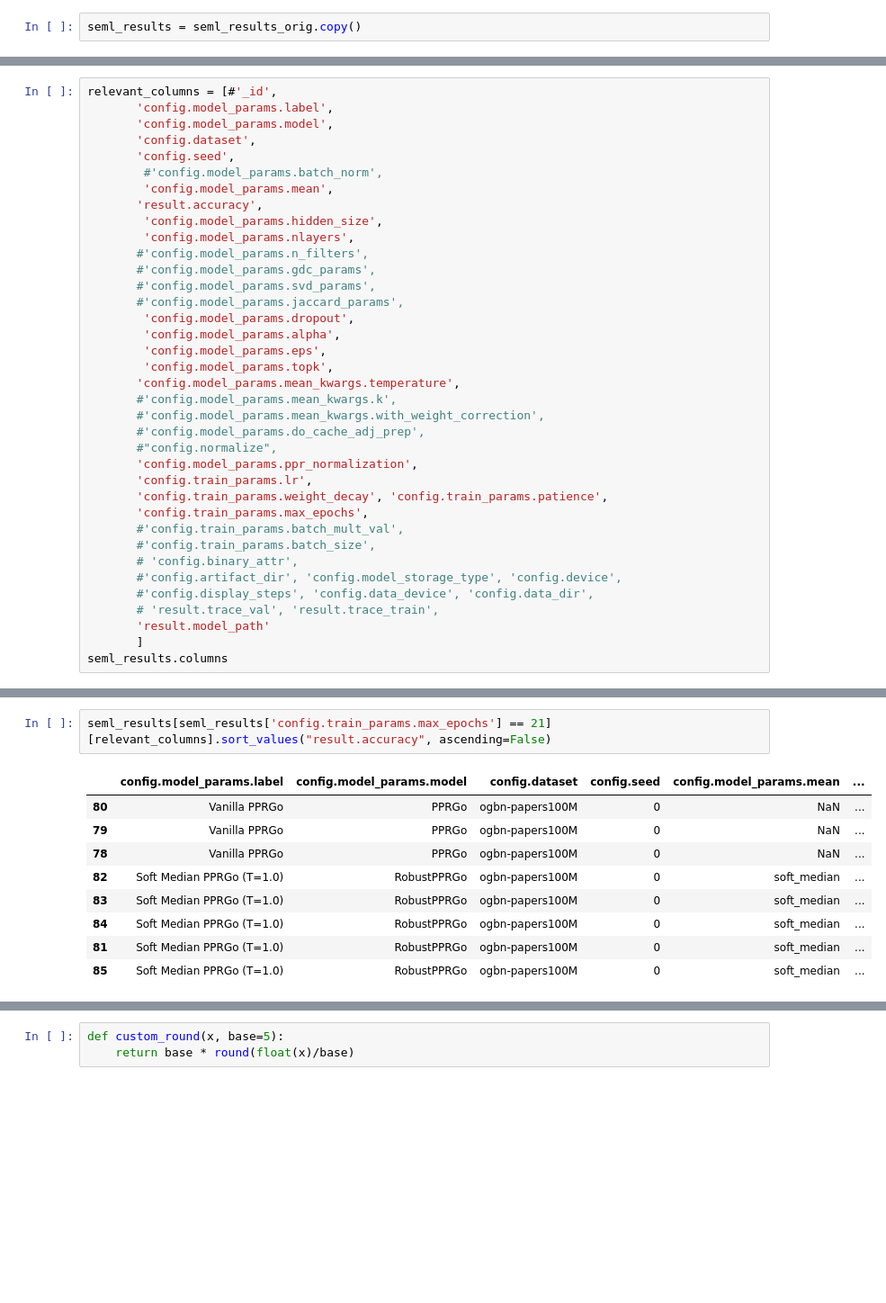
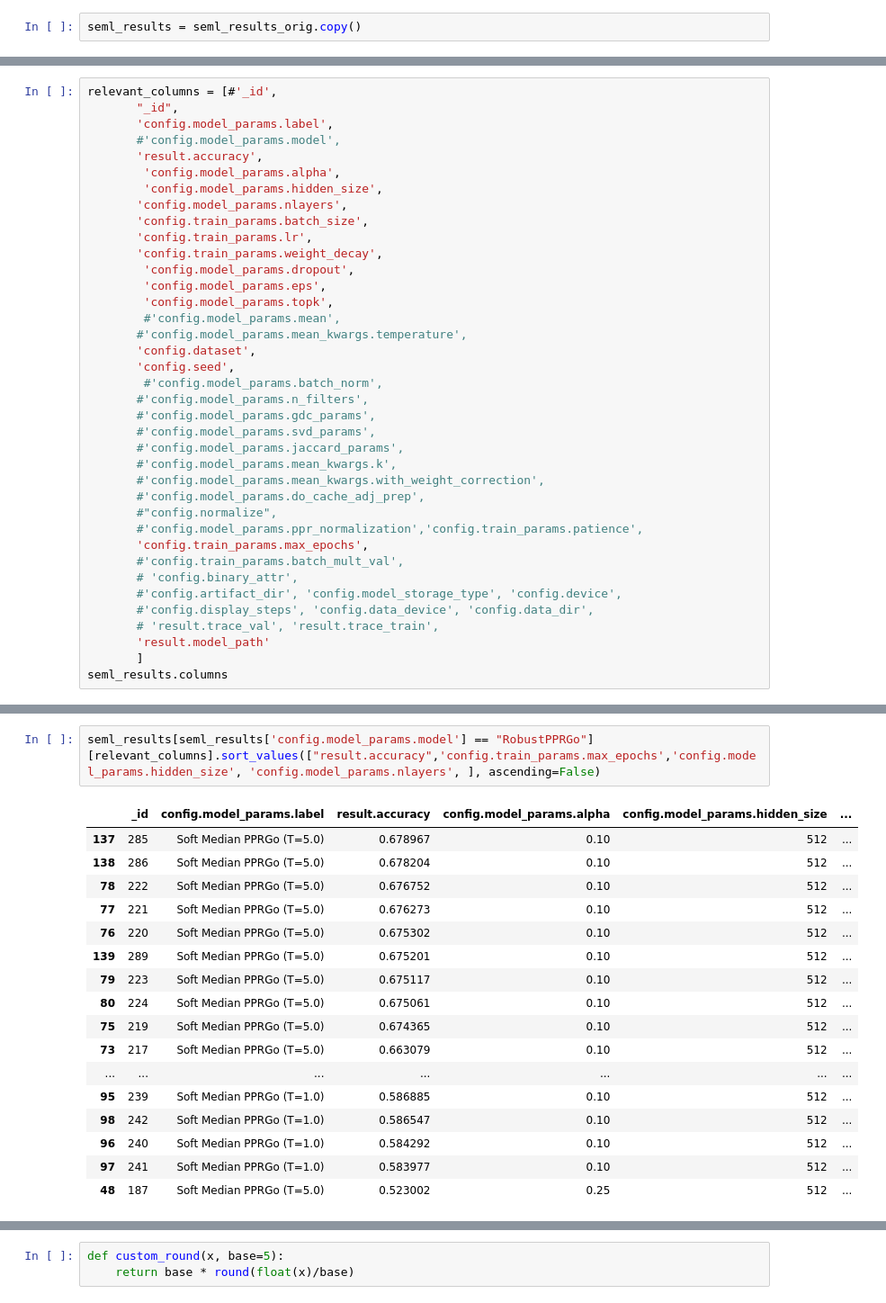
Before and after one commit to sigeisler/robustness_of_gnns_at_scale, a Jupyter notebook: notebooks/Results - PPRGo.ipynb, the cells around one changed output, grey strips where cells are left out. Shown at 90% size. Cells and saved outputs as stored; diff of their text form; blank space fills up the shorter version.

```diff
--- a/notebooks/Results - PPRGo.ipynb
+++ b/notebooks/Results - PPRGo.ipynb
@@ -25,33 +22,34 @@ len(seml_results)
 # %%
 relevant_columns = [#'_id',
+       "_id",
        'config.model_params.label',
-       'config.model_params.model',
+       #'config.model_params.model',
+       'result.accuracy',
+        'config.model_params.alpha',
+        'config.model_params.hidden_size',
+       'config.model_params.nlayers',
+       'config.train_params.batch_size',
+       'config.train_params.lr',
+       'config.train_params.weight_decay',
+        'config.model_params.dropout',
+        'config.model_params.eps',
+        'config.model_params.topk',
+        #'config.model_params.mean',
+       #'config.model_params.mean_kwargs.temperature',
        'config.dataset',
        'config.seed',
         #'config.model_params.batch_norm',
-        'config.model_params.mean',
-       'result.accuracy',
-        'config.model_params.hidden_size',
-        'config.model_params.nlayers',
        #'config.model_params.n_filters',
        #'config.model_params.gdc_params',
        #'config.model_params.svd_params',
        #'config.model_params.jaccard_params',
-        'config.model_params.dropout',
-        'config.model_params.alpha',
-        'config.model_params.eps',
-        'config.model_params.topk',
-       'config.model_params.mean_kwargs.temperature',
        #'config.model_params.mean_kwargs.k',
        #'config.model_params.mean_kwargs.with_weight_correction',
        #'config.model_params.do_cache_adj_prep',
        #"config.normalize",
-       'config.model_params.ppr_normalization',
-       'config.train_params.lr',
-       'config.train_params.weight_decay', 'config.train_params.patience',
+       #'config.model_params.ppr_normalization','config.train_params.patience',
        'config.train_params.max_epochs',
        #'config.train_params.batch_mult_val',
-       #'config.train_params.batch_size',
        # 'config.binary_attr',
        #'config.artifact_dir', 'config.model_storage_type', 'config.device',
        #'config.display_steps', 'config.data_device', 'config.data_dir',
@@ -80,12 +143,20 @@ Index(['_id', 'batch_id', 'slurm.experiments_per_job',
 # %%
-seml_results[seml_results['config.train_params.max_epochs'] == 21][relevant_columns].sort_values("result.accuracy", ascending=False)
+seml_results[seml_results['config.model_params.model'] == "RobustPPRGo"][relevant_columns].sort_values(["result.accuracy",'config.train_params.max_epochs','config.model_params.hidden_size', 'config.model_params.nlayers', ], ascending=False)
 # %% [output]
-|  | config.model_params.label | config.model_params.model | config.dataset | config.seed | config.model_params.mean | ... |
-| 80 | Vanilla PPRGo | PPRGo | ogbn-papers100M | 0 | NaN | ... |
-| 79 | Vanilla PPRGo | PPRGo | ogbn-papers100M | 0 | NaN | ... |
-| 78 | Vanilla PPRGo | PPRGo | ogbn-papers100M | 0 | NaN | ... |
-| 82 | Soft Median PPRGo (T=1.0) | RobustPPRGo | ogbn-papers100M | 0 | soft_median | ... |
-| 83 | Soft Median PPRGo (T=1.0) | RobustPPRGo | ogbn-papers100M | 0 | soft_median | ... |
-| 84 | Soft Median PPRGo (T=1.0) | RobustPPRGo | ogbn-papers100M | 0 | soft_median | ... |
-| 81 | Soft Median PPRGo (T=1.0) | RobustPPRGo | ogbn-papers100M | 0 | soft_median | ... |
-| 85 | Soft Median PPRGo (T=1.0) | RobustPPRGo | ogbn-papers100M | 0 | soft_median | ... |
+|  | _id | config.model_params.label | result.accuracy | config.model_params.alpha | config.model_params.hidden_size | ... |
+| 137 | 285 | Soft Median PPRGo (T=5.0) | 0.678967 | 0.10 | 512 | ... |
+| 138 | 286 | Soft Median PPRGo (T=5.0) | 0.678204 | 0.10 | 512 | ... |
+| 78 | 222 | Soft Median PPRGo (T=5.0) | 0.676752 | 0.10 | 512 | ... |
+| 77 | 221 | Soft Median PPRGo (T=5.0) | 0.676273 | 0.10 | 512 | ... |
+| 76 | 220 | Soft Median PPRGo (T=5.0) | 0.675302 | 0.10 | 512 | ... |
+| 139 | 289 | Soft Median PPRGo (T=5.0) | 0.675201 | 0.10 | 512 | ... |
+| 79 | 223 | Soft Median PPRGo (T=5.0) | 0.675117 | 0.10 | 512 | ... |
+| 80 | 224 | Soft Median PPRGo (T=5.0) | 0.675061 | 0.10 | 512 | ... |
+| 75 | 219 | Soft Median PPRGo (T=5.0) | 0.674365 | 0.10 | 512 | ... |
+| 73 | 217 | Soft Median PPRGo (T=5.0) | 0.663079 | 0.10 | 512 | ... |
+| ... | ... | ... | ... | ... | ... | ... |
+| 95 | 239 | Soft Median PPRGo (T=1.0) | 0.586885 | 0.10 | 512 | ... |
+| 98 | 242 | Soft Median PPRGo (T=1.0) | 0.586547 | 0.10 | 512 | ... |
+| 96 | 240 | Soft Median PPRGo (T=1.0) | 0.584292 | 0.10 | 512 | ... |
+| 97 | 241 | Soft Median PPRGo (T=1.0) | 0.583977 | 0.10 | 512 | ... |
+| 48 | 187 | Soft Median PPRGo (T=5.0) | 0.523002 | 0.25 | 512 | ... |
```
Also changed, not shown: parts of 22 cells of this notebook, 11 other files.
